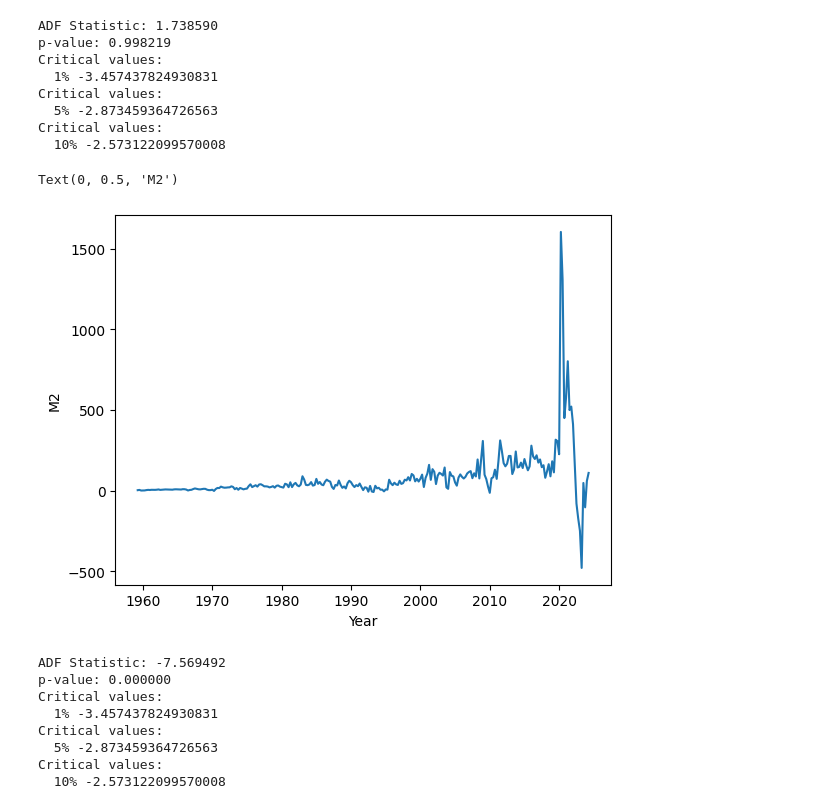
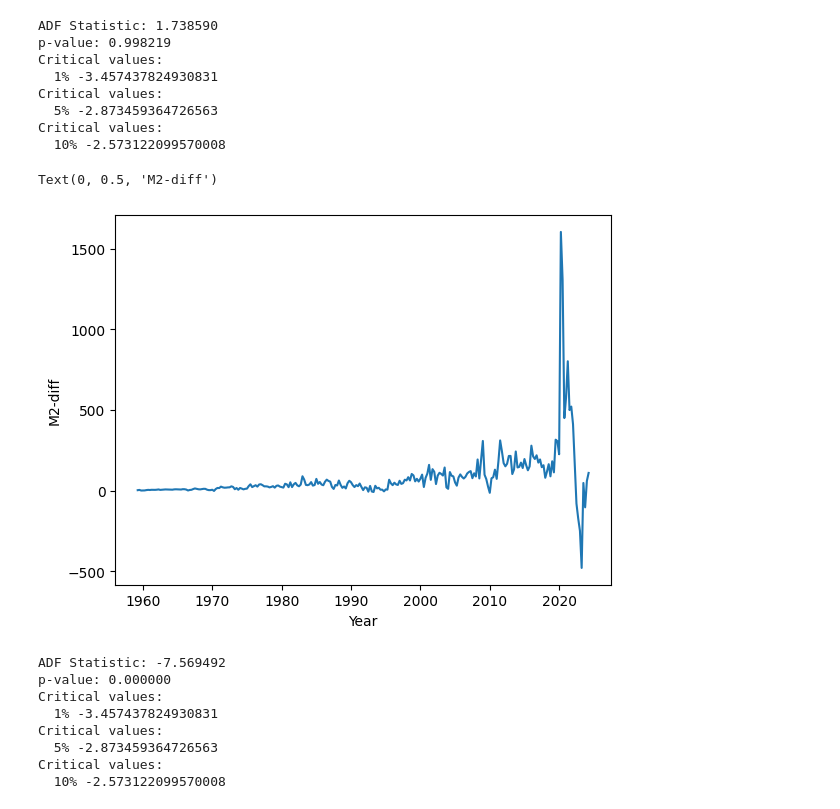
Before and after one commit to niklas0801/VAR_Models, a Jupyter notebook: VAR_model.ipynb, the cells around one changed output. Drawn from its saved outputs; the diff is of its cells as text; code cells hidden in the pictures.

```diff
--- a/VAR_model.ipynb
+++ b/VAR_model.ipynb
@@ -159,13 +159,13 @@ Critical values:
 # %%
 # Plotting the time-series again
 
 fig, ax = plt.subplots()
 ax.plot("M2", data=money_diff)
 ax.set_xlabel("Year")
-ax.set_ylabel("M2")
+ax.set_ylabel("M2-diff")
 # %% [output]
-Text(0, 0.5, 'M2')
+Text(0, 0.5, 'M2-diff')
-[figure, old version]
+[figure, new version]
 # %%
 # Differencing the time-series again to achieve stationarity
 
```
Also changed, not shown: parts of 7 cells of this notebook.
